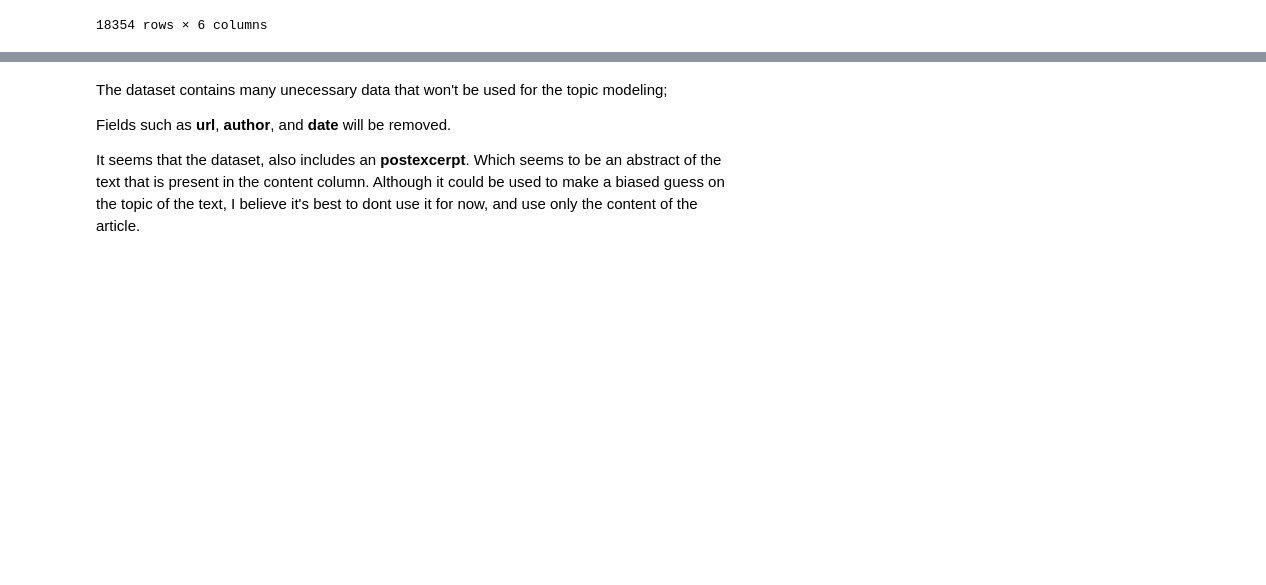
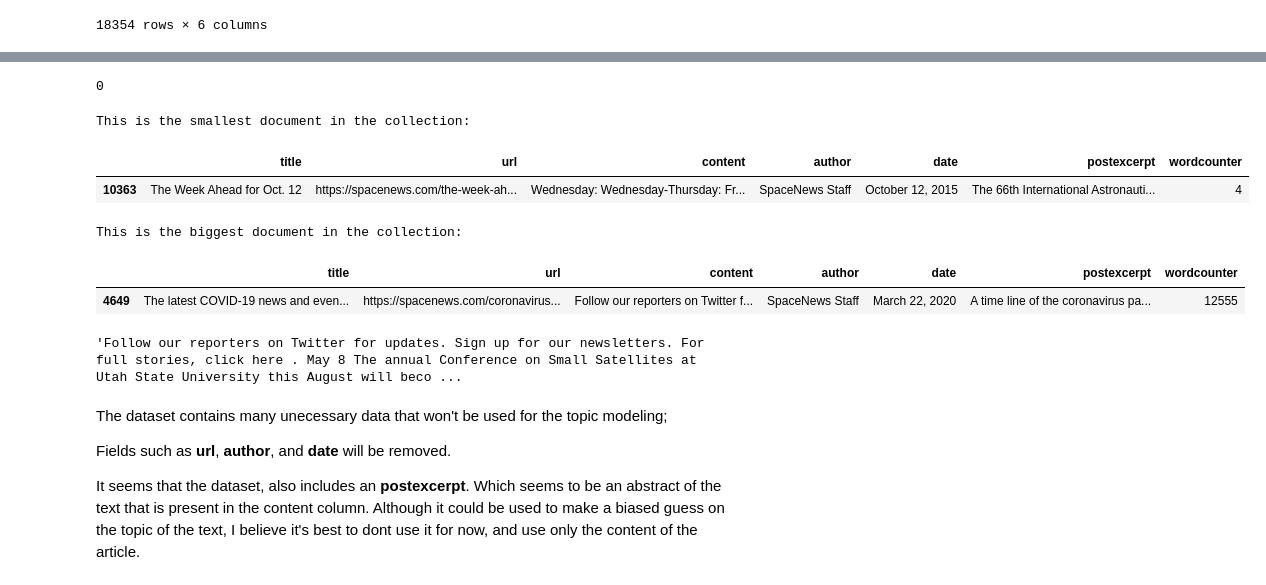
Before and after one commit to SWE3T/TopicModeling, a Jupyter notebook: SpaceNews.ipynb, the cells around one changed output, grey strips where cells are left out. Cells and saved outputs as stored; diff of their text form; code cells hidden in the pictures; blank space fills up the shorter version.

```diff
--- a/SpaceNews.ipynb
+++ b/SpaceNews.ipynb
@@ -76,3 +121,28 @@ data
+# %%
+data = data.dropna(subset=['content'])
+print(data['content'].isnull().sum())
+# %% [output]
+0
+# %%
+data.loc[data['wordcounter'].idxmin()]
+print("This is the smallest document in the collection:")
+data.loc[[10363]]
+# %% [output]
+This is the smallest document in the collection:
+|  | title | url | content | author | date | postexcerpt | wordcounter |
+| 10363 | The Week Ahead for Oct. 12 | https://spacenews.com/the-week-ah... | Wednesday: Wednesday-Thursday: Fr... | SpaceNews Staff | October 12, 2015 | The 66th International Astronauti... | 4 |
+# %%
+data.loc[data['wordcounter'].idxmax()]
+print("This is the biggest document in the collection:")
+data.loc[[4649]]
+# %% [output]
+This is the biggest document in the collection:
+|  | title | url | content | author | date | postexcerpt | wordcounter |
+| 4649 | The latest COVID-19 news and even... | https://spacenews.com/coronavirus... | Follow our reporters on Twitter f... | SpaceNews Staff | March 22, 2020 | A time line of the coronavirus pa... | 12555 |
+# %%
+data.at[4649, 'content']
+# %% [output]
+'Follow our reporters on Twitter for updates. Sign up for our newsletters. For full stories, click here . May 8 The annual Conference on Small Satellites at Utah State University this August will beco ...
 # %% [markdown]
 The dataset contains many unecessary data that won't be used for the topic modeling;
 
```
Also changed, not shown: parts of 25 cells of this notebook.
